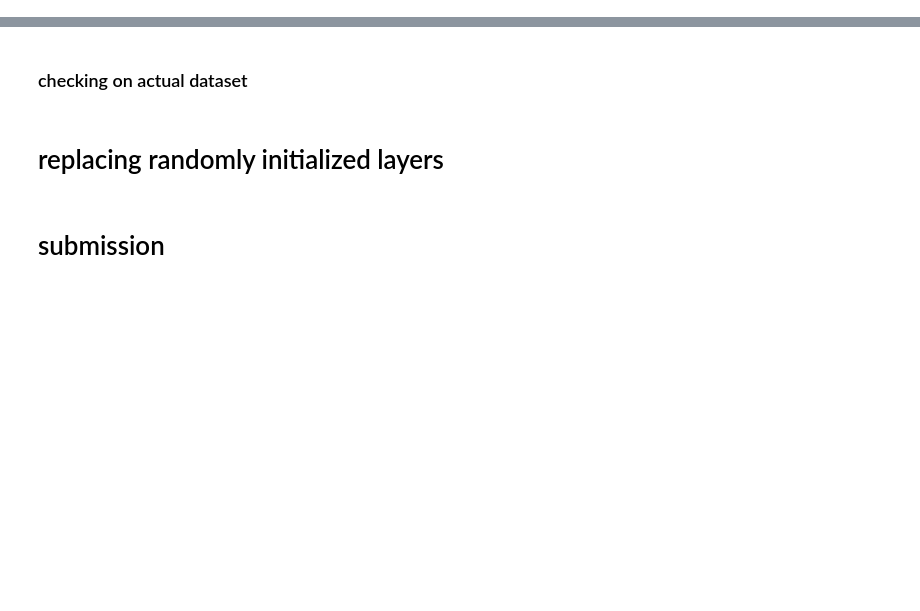
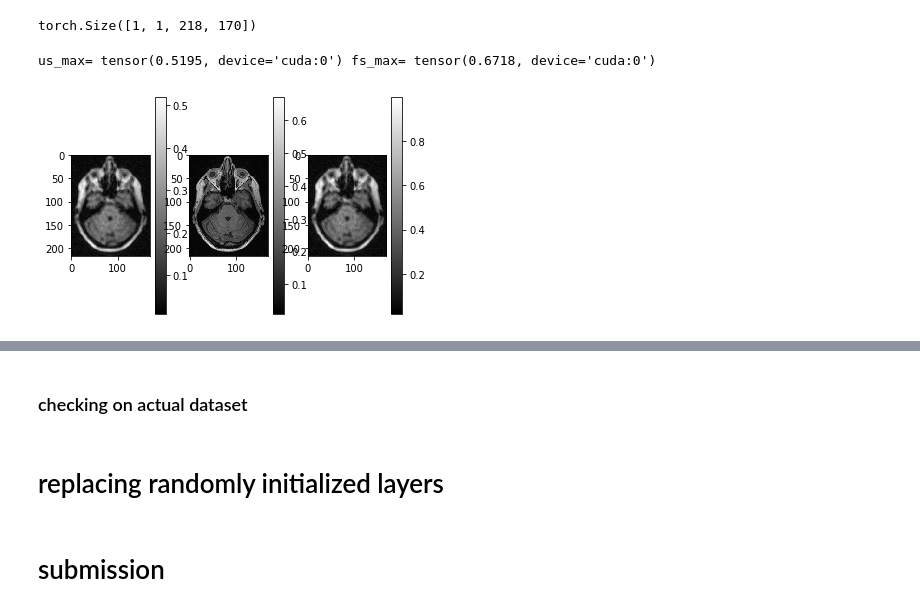
Before and after one commit to amritkumar9595/calgary_midl, a Jupyter notebook: pretext tasks.ipynb, the cells around one changed output, grey strips where cells are left out. Cells and saved outputs as stored; diff of their text form; code cells hidden in the pictures; blank space fills up the shorter version.

```diff
--- a/pretext tasks.ipynb
+++ b/pretext tasks.ipynb
@@ -43,10 +45,11 @@ len(train_loader)
 # %%
 for iter,data in enumerate(train_loader):
-    ksp_us,img_us,img_us_np,img_gt_np,sens,mask,maxi,fname = data
+    ksp_us,img_us,img_us_rss,img_us_np,img_gt_np,sens,mask,maxi,fname = data
     break
 ksp_us = ksp_us.to(args.device)
 sens = sens.to(args.device)
 mask = mask.to(args.device)
 img_us = img_us.to(args.device)
+img_us_rss = img_us_rss.unsqueeze(0).to(args.device).float()
 img_gt_np = img_gt_np.unsqueeze(0).to(args.device).float()
 img_us_np = img_us_np.unsqueeze(0).to(args.device).float()
@@ -81,13 +96,23 @@ plt.show()
+# %%
+img_gt_np.shape
+# %% [output]
+torch.Size([1, 1, 218, 170])
 # %%
-gs1 = gridspec.GridSpec(1, 2)
+gs1 = gridspec.GridSpec(1, 3)
 plt.subplot(gs1[0])
 plt.imshow(img_us_np[0,0,:,:].detach().cpu(),cmap='gray')
 plt.colorbar()
 plt.subplot(gs1[1])
 plt.imshow(img_gt_np[0,0,:,:].detach().cpu(),cmap='gray')
 plt.colorbar()
+plt.subplot(gs1[2])
+plt.imshow(img_us_rss[0,0,:,:].detach().cpu(),cmap='gray')
+plt.colorbar()
 
 print("us_max=",img_us_np.max(),"fs_max=",img_gt_np.max())
+# %% [output]
+us_max= tensor(0.5195, device='cuda:0') fs_max= tensor(0.6718, device='cuda:0')
+[figure, added]
 # %%
 gs1 = gridspec.GridSpec(1, 2)
 plt.subplot(gs1[0])
```
Also changed, not shown: parts of 17 cells of this notebook, 8 other files.
